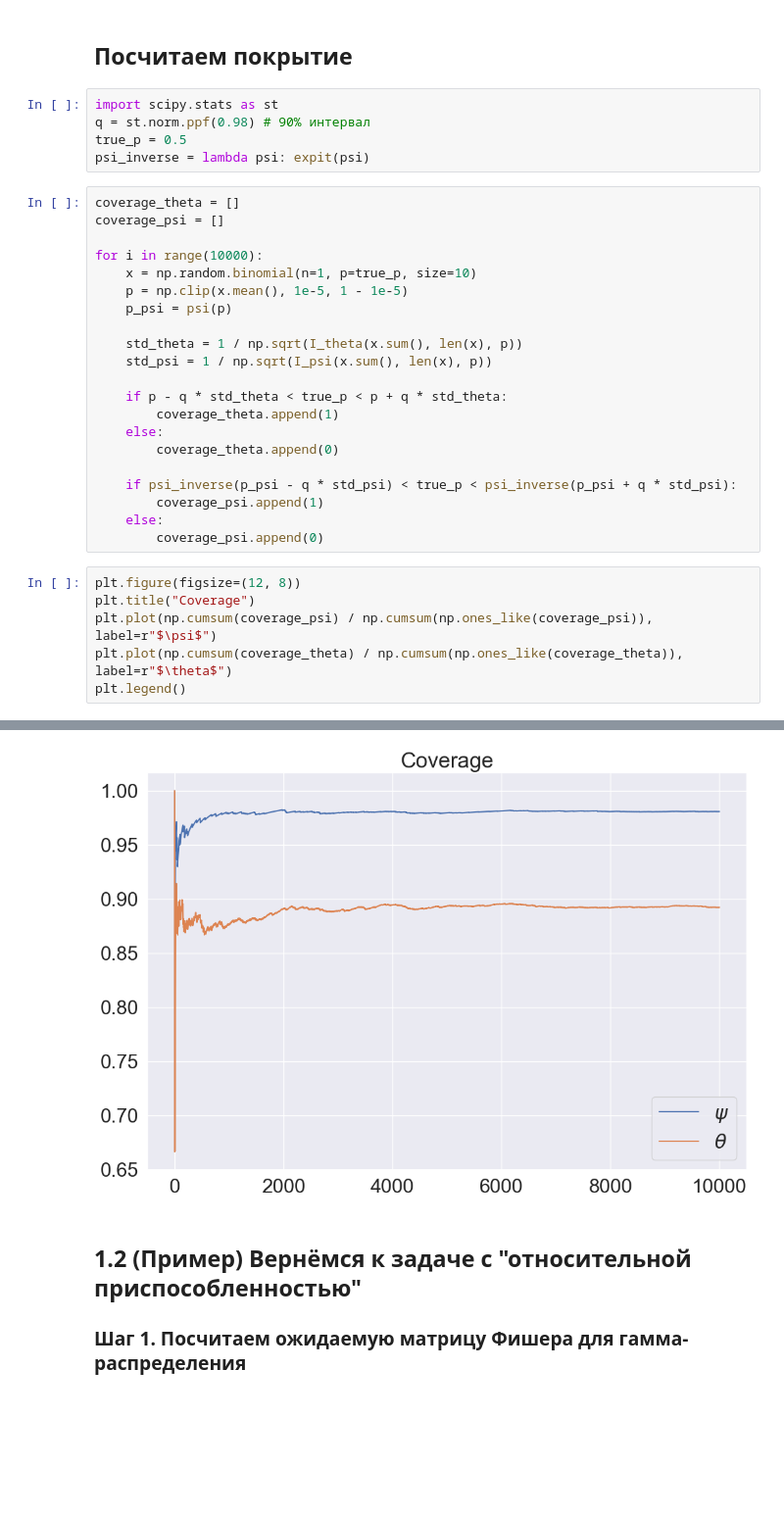
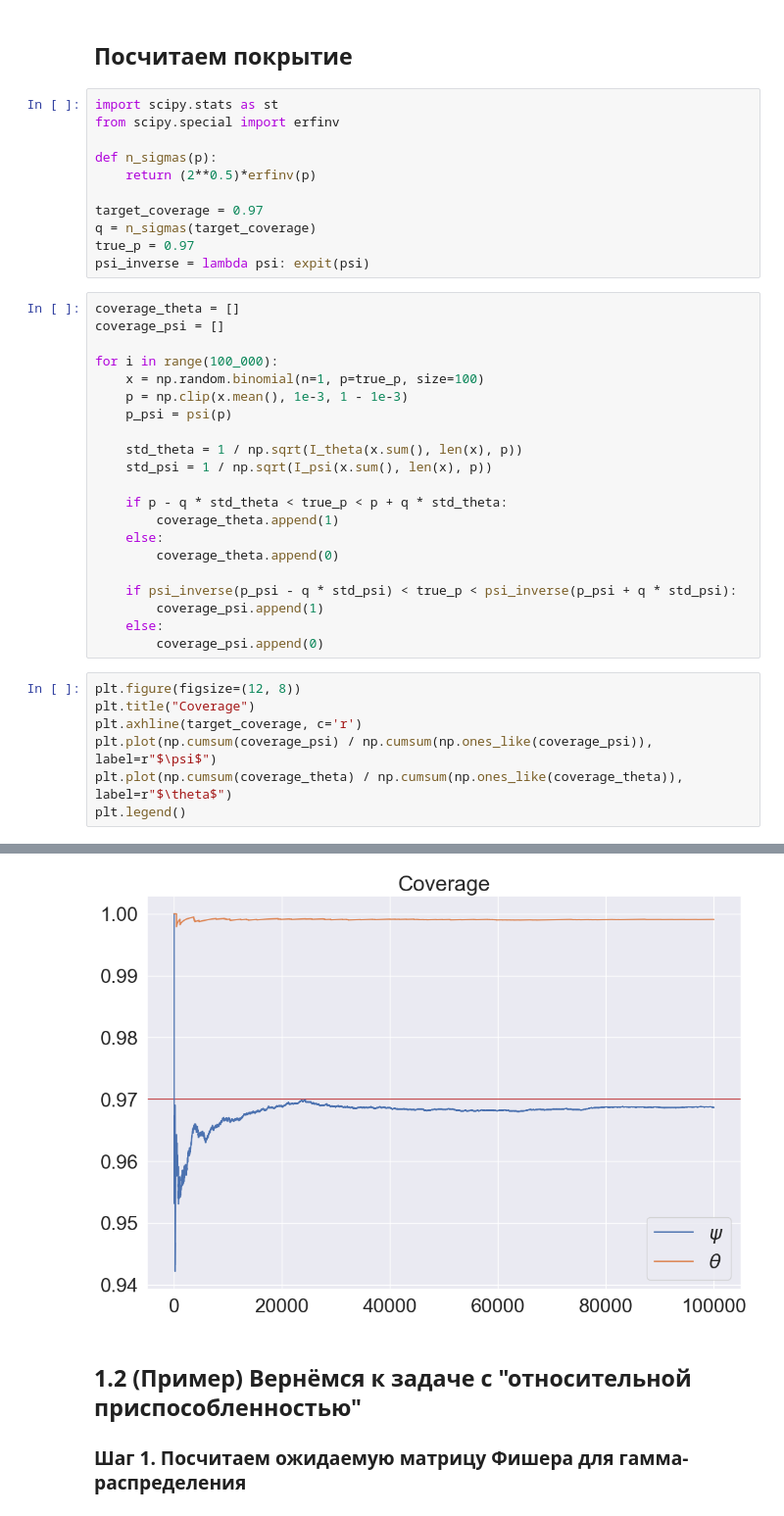
Before and after one commit to HSE-LAMBDA/hse-stats-course-2023, a Jupyter notebook: seminars/02_confidence_intervals_pt1/02_intervals.ipynb, the cells around one changed output, grey strips where cells are left out. Shown at 98% size. Cells and saved outputs as stored; diff of their text form; blank space fills up the shorter version.

```diff
--- a/seminars/02_confidence_intervals_pt1/02_intervals.ipynb
+++ b/seminars/02_confidence_intervals_pt1/02_intervals.ipynb
@@ -224,16 +225,22 @@ plt.show()
 ## Посчитаем покрытие
 # %%
 import scipy.stats as st
-q = st.norm.ppf(0.98) # 90% интервал
-true_p = 0.5
+from scipy.special import erfinv
+
+def n_sigmas(p):
+    return (2**0.5)*erfinv(p)
+
+target_coverage = 0.97
+q = n_sigmas(target_coverage)
+true_p = 0.97
 psi_inverse = lambda psi: expit(psi)
 # %%
 coverage_theta = []
 coverage_psi = []
 
-for i in range(10000):
-    x = np.random.binomial(n=1, p=true_p, size=10)
-    p = np.clip(x.mean(), 1e-5, 1 - 1e-5)
+for i in range(100_000):
+    x = np.random.binomial(n=1, p=true_p, size=100)
+    p = np.clip(x.mean(), 1e-3, 1 - 1e-3)
     p_psi = psi(p)
 
     std_theta = 1 / np.sqrt(I_theta(x.sum(), len(x), p))
@@ -251,12 +258,13 @@ for i in range(10000):
 # %%
 plt.figure(figsize=(12, 8))
 plt.title("Coverage")
+plt.axhline(target_coverage, c='r')
 plt.plot(np.cumsum(coverage_psi) / np.cumsum(np.ones_like(coverage_psi)), label=r"$\psi$")
 plt.plot(np.cumsum(coverage_theta) / np.cumsum(np.ones_like(coverage_theta)), label=r"$\theta$")
 plt.legend()
 # %% [output]
 <matplotlib.legend.Legend at 0x...>
-[figure, old version]
+[figure, new version]
 # %% [markdown]
 ## 1.2 (Пример) Вернёмся к задаче с "относительной приспособленностью"
 
```
Also changed, not shown: parts of 18 cells of this notebook, 1 other file.
